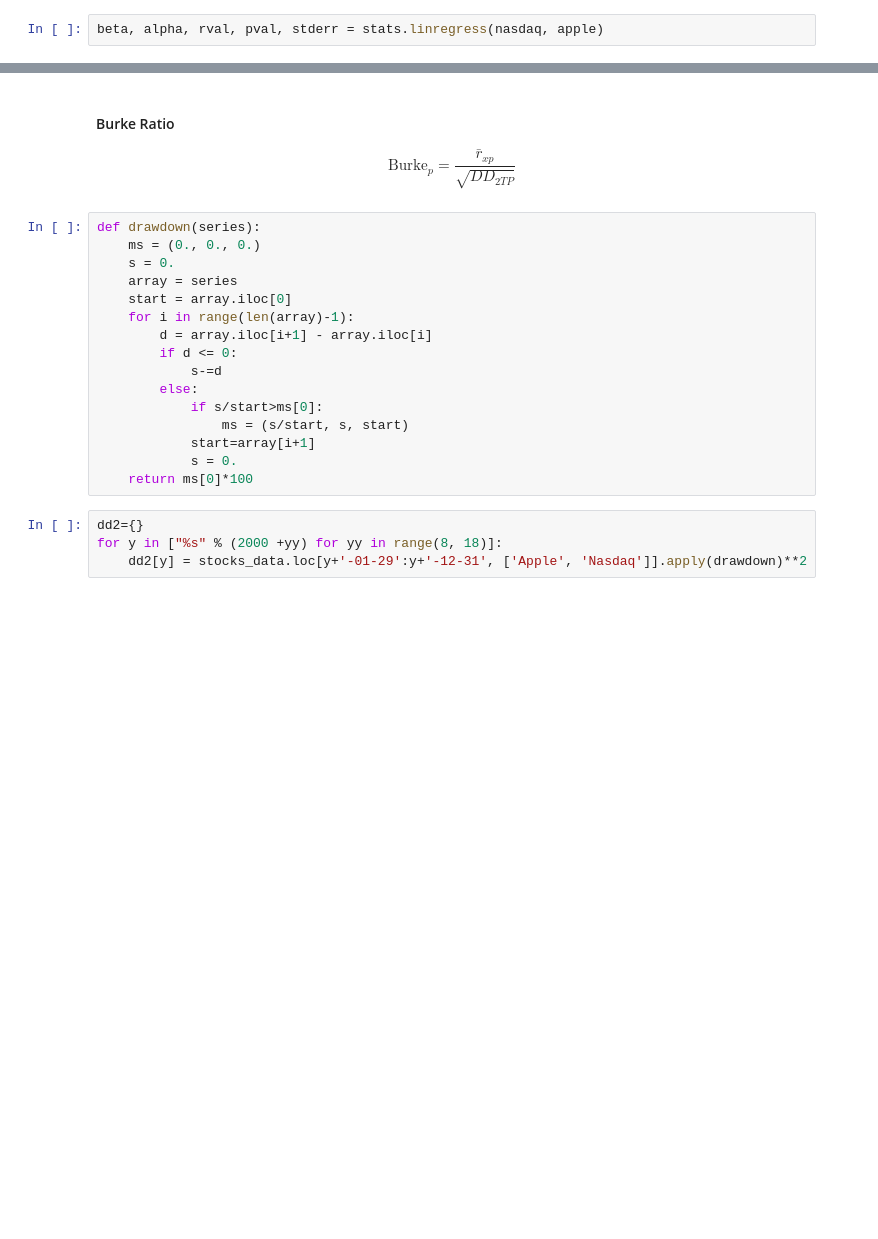
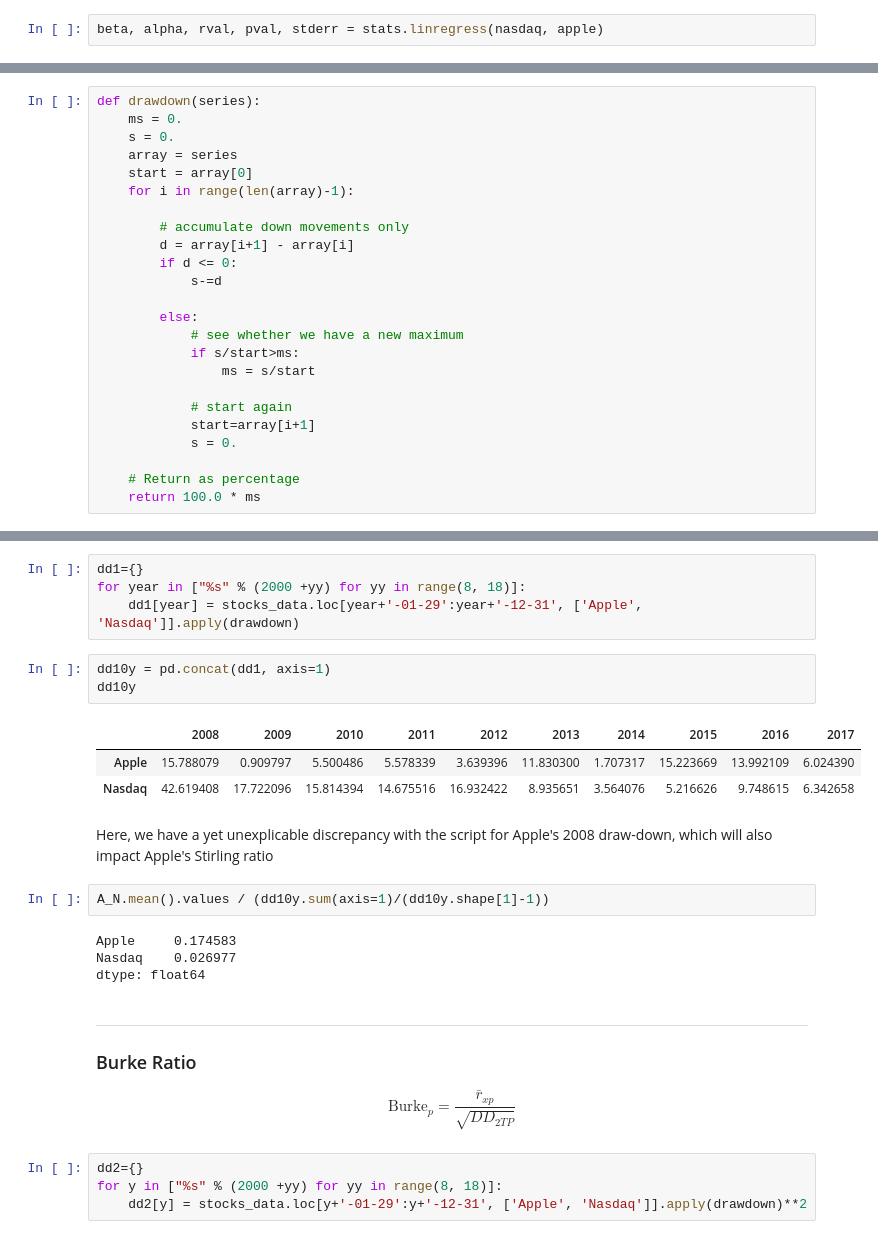
Before and after one commit to smurve/financials, a Jupyter notebook: Hoepner_Exercises.ipynb, the cells around one changed output, grey strips where cells are left out. Drawn from its saved outputs; the diff is of its cells as text; blank space fills up the shorter version.

```diff
--- a/GettingStarted_with_CFDS.ipynb
+++ b/Hoepner_Exercises.ipynb
@@ -383,0 +426,24 @@ apple.mean()/beta
+# %%
+def drawdown(series):
+    ms = 0.
+    s = 0.
+    array = series
+    start = array[0]
+    for i in range(len(array)-1):
+
+        # accumulate down movements only
+        d = array[i+1] - array[i]
+        if d <= 0:
+            s-=d
+
+        else:
+            # see whether we have a new maximum
+            if s/start>ms:
+                ms = s/start
+
+            # start again
+            start=array[i+1]
+            s = 0.
+
+    # Return as percentage
+    return 100.0 * ms
@@ -384,24 +503,28 @@ apple.mean()/beta
+# %%
+dd1={}
+for year in ["%s" % (2000 +yy) for yy in range(8, 18)]:
+    dd1[year] = stocks_data.loc[year+'-01-29':year+'-12-31', ['Apple', 'Nasdaq']].apply(drawdown)
+# %%
+dd10y = pd.concat(dd1, axis=1)
+dd10y
+# %% [output]
+|  | 2008 | 2009 | 2010 | 2011 | 2012 | 2013 | 2014 | 2015 | 2016 | 2017 |
+| Apple | 15.788079 | 0.909797 | 5.500486 | 5.578339 | 3.639396 | 11.830300 | 1.707317 | 15.223669 | 13.992109 | 6.024390 |
+| Nasdaq | 42.619408 | 17.722096 | 15.814394 | 14.675516 | 16.932422 | 8.935651 | 3.564076 | 5.216626 | 9.748615 | 6.342658 |
+# %% [markdown]
+Here, we have a yet unexplicable discrepancy with the script for Apple's 2008 draw-down, which will also impact Apple's Stirling ratio
+# %%
+A_N.mean().values / (dd10y.sum(axis=1)/(dd10y.shape[1]-1))
+# %% [output]
+Apple     0.174583
+Nasdaq    0.026977
+dtype: float64
 # %% [markdown]
-#### Burke Ratio
+---
+### Burke Ratio
 $$
 \text{Burke}_p = \frac{\bar{r}_{xp}}{\sqrt{DD_{2TP}}}
 $$
-# %%
-def drawdown(series):
-    ms = (0., 0., 0.)
-    s = 0.
-    array = series
-    start = array.iloc[0]
-    for i in range(len(array)-1):
-        d = array.iloc[i+1] - array.iloc[i]
-        if d <= 0:
-            s-=d
-        else:
-            if s/start>ms[0]:
-                ms = (s/start, s, start)
-            start=array[i+1]
-            s = 0.
-    return ms[0]*100
 # %%
 dd2={}
 for y in ["%s" % (2000 +yy) for yy in range(8, 18)]:
```
Also changed, not shown: parts of 78 cells of this notebook, 4 other files.
